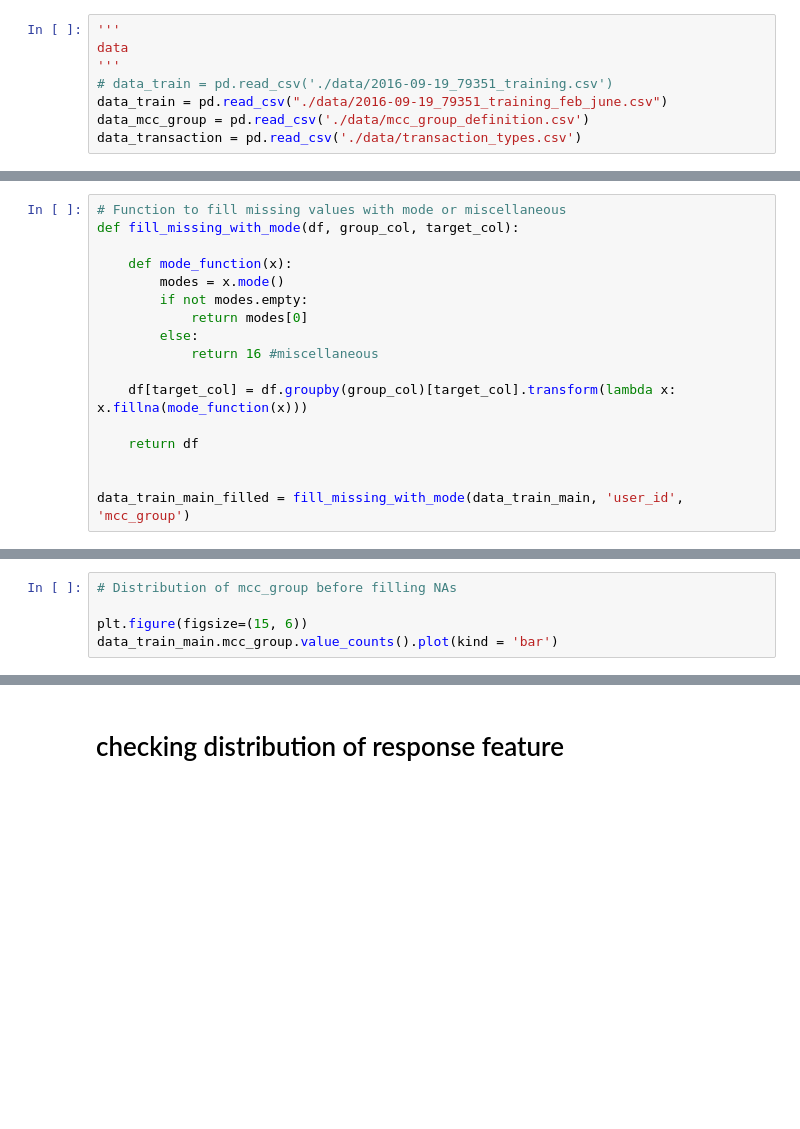
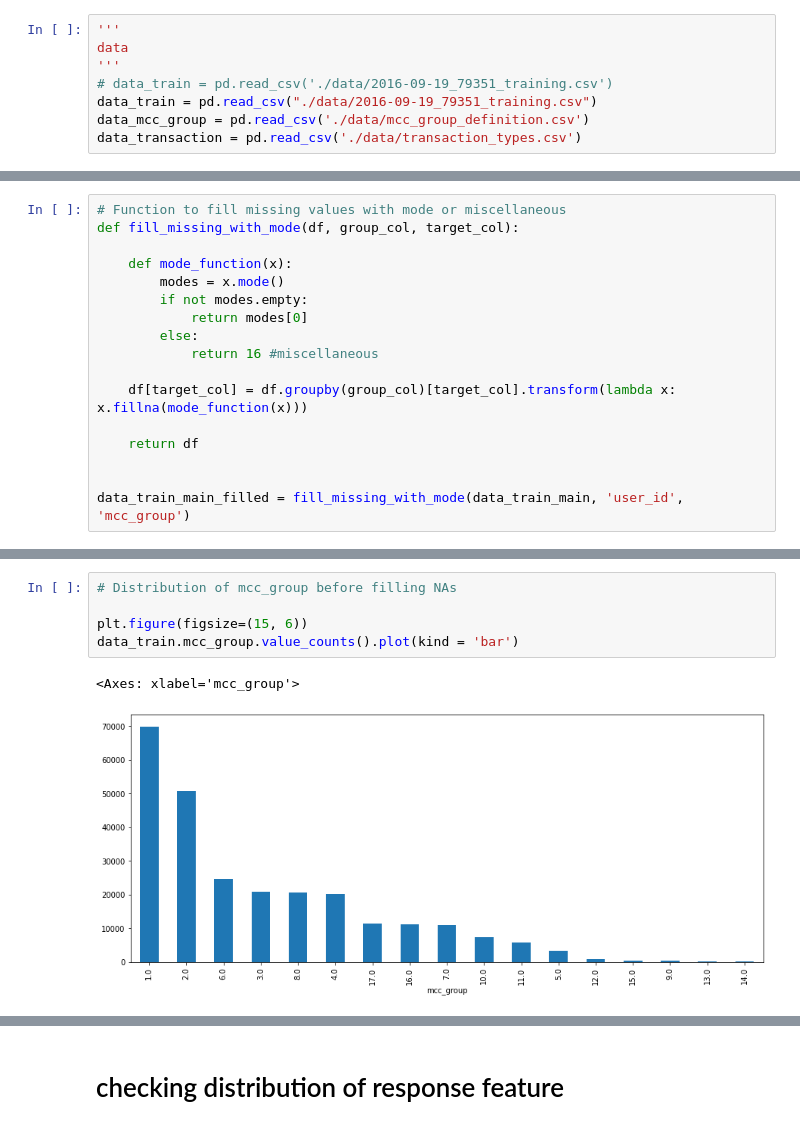
Before and after one commit to aadinoyiibrahim/income, a Jupyter notebook: src/example1.ipynb, the cells around one changed output, grey strips where cells are left out. Saved outputs shown, nothing was run; the diff lists cells and outputs as text; blank space fills up the shorter version.

```diff
--- a/src/example1.ipynb
+++ b/src/example1.ipynb
@@ -28,7 +28,7 @@ from preprocessing import load_and_preprocess
 data
 '''
 # data_train = pd.read_csv('./data/2016-09-19_79351_training.csv')
-data_train = pd.read_csv("./data/2016-09-19_79351_training_feb_june.csv")
+data_train = pd.read_csv("./data/2016-09-19_79351_training.csv")
 data_mcc_group = pd.read_csv('./data/mcc_group_definition.csv')
 data_transaction = pd.read_csv('./data/transaction_types.csv')
 # %% [markdown]
@@ -135,5 +218,8 @@ data_train_main_filled = fill_missing_with_mode(data_train_main, 'user_id', 'mcc
 # %%
 # Distribution of mcc_group before filling NAs
 
 plt.figure(figsize=(15, 6))
-data_train_main.mcc_group.value_counts().plot(kind = 'bar')
+data_train.mcc_group.value_counts().plot(kind = 'bar')
+# %% [output]
+<Axes: xlabel='mcc_group'>
+[figure, added]
```
Also changed, not shown: parts of 19 cells of this notebook, 5 other files.
